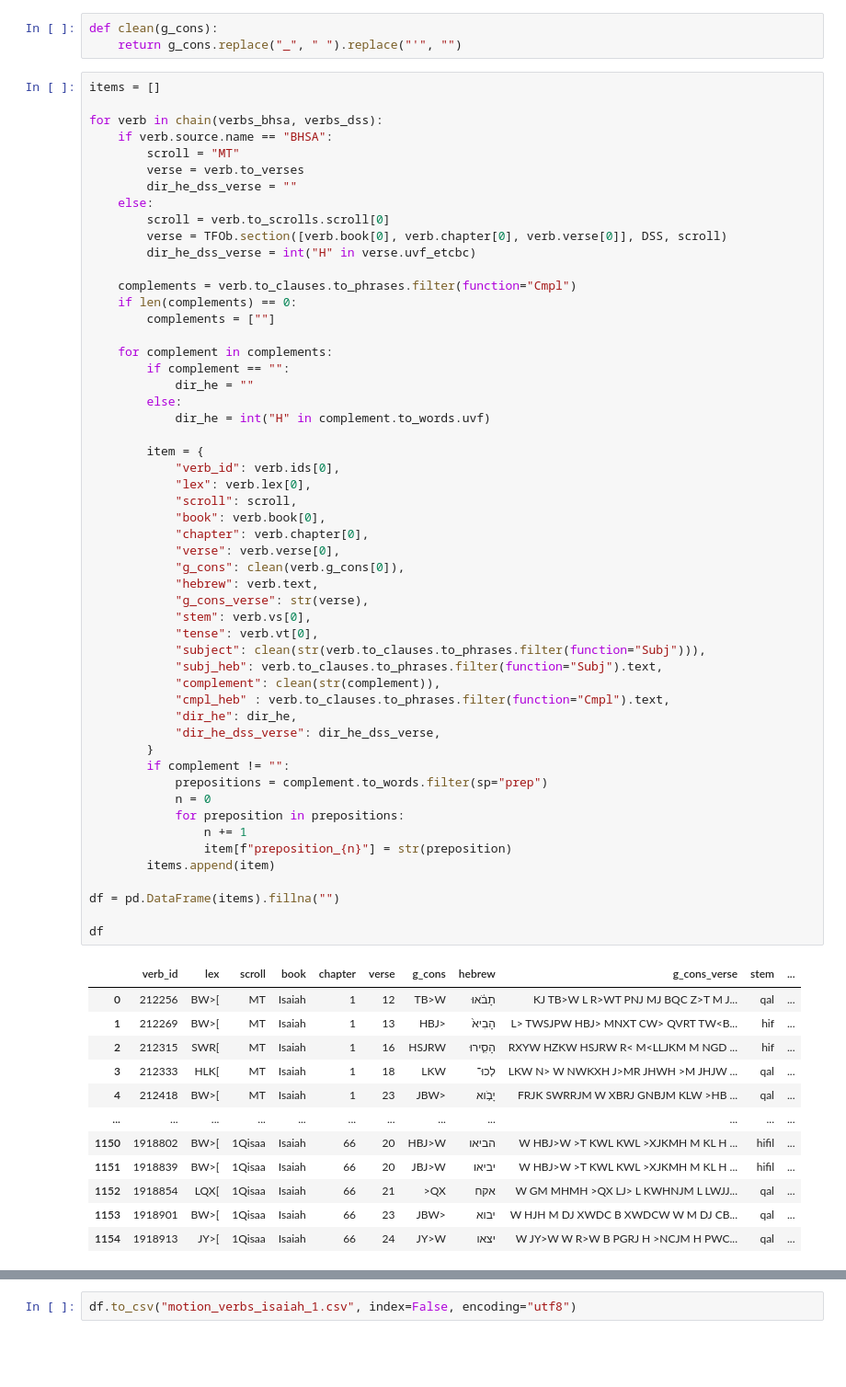
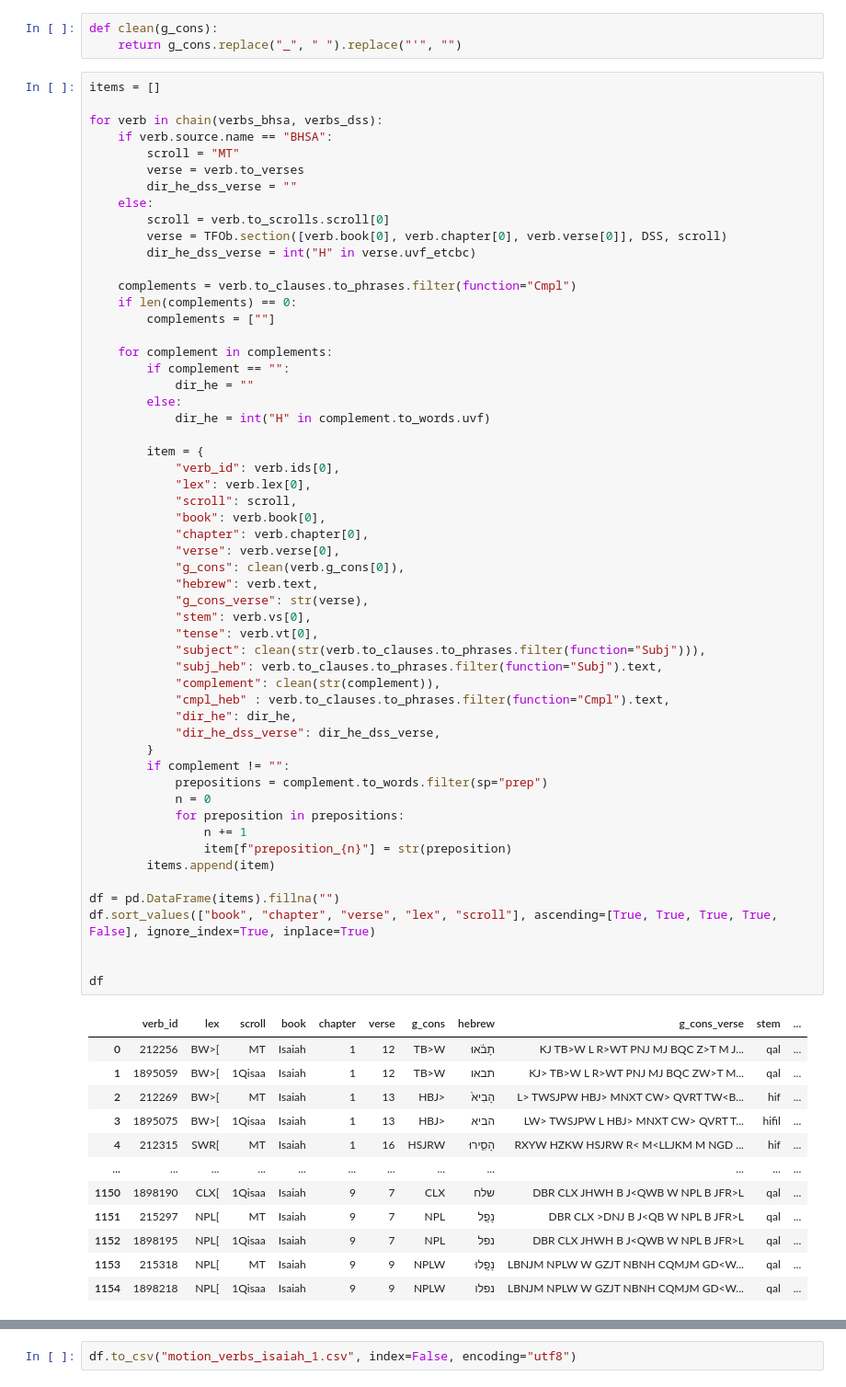
Before and after one commit to lucieperez/hebrew-notebooks-exercises, a Jupyter notebook: isaiah/tryout/motion_verb_isaiah_bhsa_dss_TFOb.ipynb, the cells around one changed output, grey strips where cells are left out. Shown at 92% size. Drawn from its saved outputs; the diff is of its cells as text; blank space fills up the shorter version.

Commit message:
update isaiah files

```diff
--- a/isaiah/tryout/motion_verb_isaiah_bhsa_dss_TFOb.ipynb
+++ b/isaiah/tryout/motion_verb_isaiah_bhsa_dss_TFOb.ipynb
@@ -96,43 +96,45 @@ for verb in chain(verbs_bhsa, verbs_dss):
             "scroll": scroll,
             "book": verb.book[0],
             "chapter": verb.chapter[0],
             "verse": verb.verse[0],
             "g_cons": clean(verb.g_cons[0]),
             "hebrew": verb.text,
             "g_cons_verse": str(verse),
             "stem": verb.vs[0],
             "tense": verb.vt[0],
             "subject": clean(str(verb.to_clauses.to_phrases.filter(function="Subj"))),
             "subj_heb": verb.to_clauses.to_phrases.filter(function="Subj").text,
             "complement": clean(str(complement)),
             "cmpl_heb" : verb.to_clauses.to_phrases.filter(function="Cmpl").text,
             "dir_he": dir_he,
             "dir_he_dss_verse": dir_he_dss_verse,
         }
         if complement != "":
             prepositions = complement.to_words.filter(sp="prep")
             n = 0
             for preposition in prepositions:
                 n += 1
                 item[f"preposition_{n}"] = str(preposition)
         items.append(item)
 
 df = pd.DataFrame(items).fillna("")
+df.sort_values(["book", "chapter", "verse", "lex", "scroll"], ascending=[True, True, True, True, False], ignore_index=True, inplace=True)
+
 
 df
 # %% [output]
 |  | verb_id | lex | scroll | book | chapter | verse | g_cons | hebrew | g_cons_verse | stem | ... |
 | 0 | 212256 | BW>[ | MT | Isaiah | 1 | 12 | TB>W | תָבֹ֔אוּ | KJ TB>W L R>WT PNJ MJ BQC Z>T M J... | qal | ... |
-| 1 | 212269 | BW>[ | MT | Isaiah | 1 | 13 | HBJ> | הָבִיא֙ | L> TWSJPW HBJ> MNXT CW> QVRT TW<B... | hif | ... |
-| 2 | 212315 | SWR[ | MT | Isaiah | 1 | 16 | HSJRW | הָסִ֛ירוּ | RXYW HZKW HSJRW R< M<LLJKM M NGD ... | hif | ... |
-| 3 | 212333 | HLK[ | MT | Isaiah | 1 | 18 | LKW | לְכוּ־ | LKW N> W NWKXH J>MR JHWH >M JHJW ... | qal | ... |
-| 4 | 212418 | BW>[ | MT | Isaiah | 1 | 23 | JBW> | יָבֹ֥וא | FRJK SWRRJM W XBRJ GNBJM KLW >HB ... | qal | ... |
+| 1 | 1895059 | BW>[ | 1Qisaa | Isaiah | 1 | 12 | TB>W | תבאו | KJ> TB>W L R>WT PNJ MJ BQC ZW>T M... | qal | ... |
+| 2 | 212269 | BW>[ | MT | Isaiah | 1 | 13 | HBJ> | הָבִיא֙ | L> TWSJPW HBJ> MNXT CW> QVRT TW<B... | hif | ... |
+| 3 | 1895075 | BW>[ | 1Qisaa | Isaiah | 1 | 13 | HBJ> | הביא | LW> TWSJPW L HBJ> MNXT CW> QVRT T... | hifil | ... |
+| 4 | 212315 | SWR[ | MT | Isaiah | 1 | 16 | HSJRW | הָסִ֛ירוּ | RXYW HZKW HSJRW R< M<LLJKM M NGD ... | hif | ... |
 | ... | ... | ... | ... | ... | ... | ... | ... | ... | ... | ... | ... |
-| 1150 | 1918802 | BW>[ | 1Qisaa | Isaiah | 66 | 20 | HBJ>W | הביאו | W HBJ>W >T KWL KWL >XJKMH M KL H ... | hifil | ... |
-| 1151 | 1918839 | BW>[ | 1Qisaa | Isaiah | 66 | 20 | JBJ>W | יביאו | W HBJ>W >T KWL KWL >XJKMH M KL H ... | hifil | ... |
-| 1152 | 1918854 | LQX[ | 1Qisaa | Isaiah | 66 | 21 | >QX | אקח | W GM MHMH >QX LJ> L KWHNJM L LWJJ... | qal | ... |
-| 1153 | 1918901 | BW>[ | 1Qisaa | Isaiah | 66 | 23 | JBW> | יבוא | W HJH M DJ XWDC B XWDCW W M DJ CB... | qal | ... |
-| 1154 | 1918913 | JY>[ | 1Qisaa | Isaiah | 66 | 24 | JY>W | יצאו | W JY>W W R>W B PGRJ H >NCJM H PWC... | qal | ... |
+| 1150 | 1898190 | CLX[ | 1Qisaa | Isaiah | 9 | 7 | CLX | שלח | DBR CLX JHWH B J<QWB W NPL B JFR>L | qal | ... |
+| 1151 | 215297 | NPL[ | MT | Isaiah | 9 | 7 | NPL | נָפַ֖ל | DBR CLX >DNJ B J<QB W NPL B JFR>L | qal | ... |
+| 1152 | 1898195 | NPL[ | 1Qisaa | Isaiah | 9 | 7 | NPL | נפל | DBR CLX JHWH B J<QWB W NPL B JFR>L | qal | ... |
+| 1153 | 215318 | NPL[ | MT | Isaiah | 9 | 9 | NPLW | נָפָ֖לוּ | LBNJM NPLW W GZJT NBNH CQMJM GD<W... | qal | ... |
+| 1154 | 1898218 | NPL[ | 1Qisaa | Isaiah | 9 | 9 | NPLW | נפלו | LBNJM NPLW W GZJT NBNH CQMJM GD<W... | qal | ... |
 1155 rows × 20 columns
 # %%
 df.to_csv("motion_verbs_isaiah_1.csv", index=False, encoding="utf8")
```
Also changed, not shown: 1 other file.
